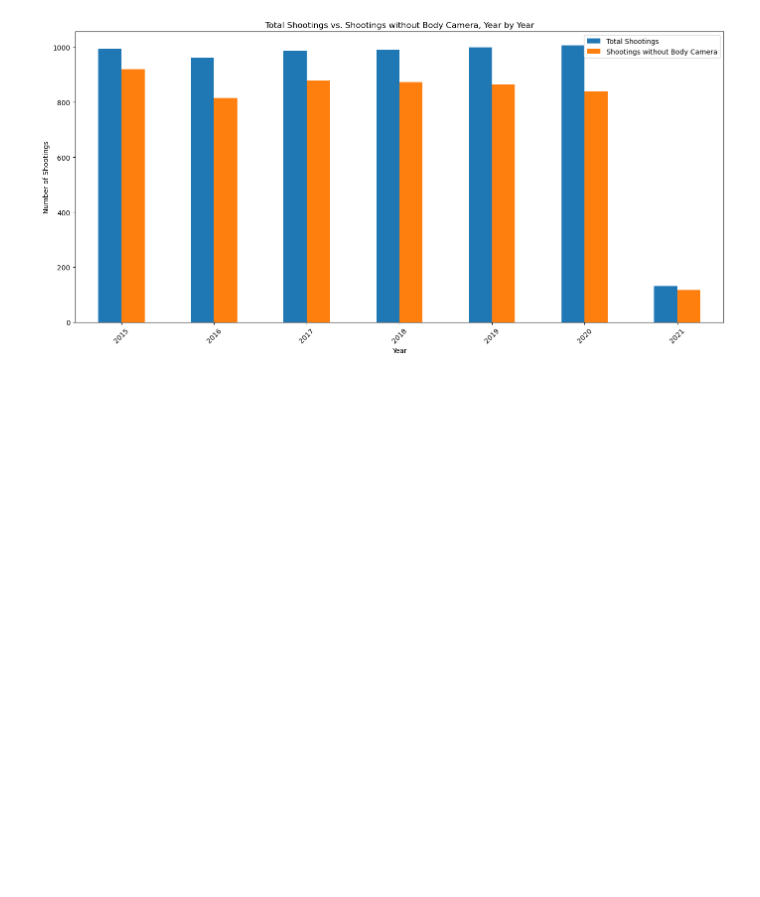
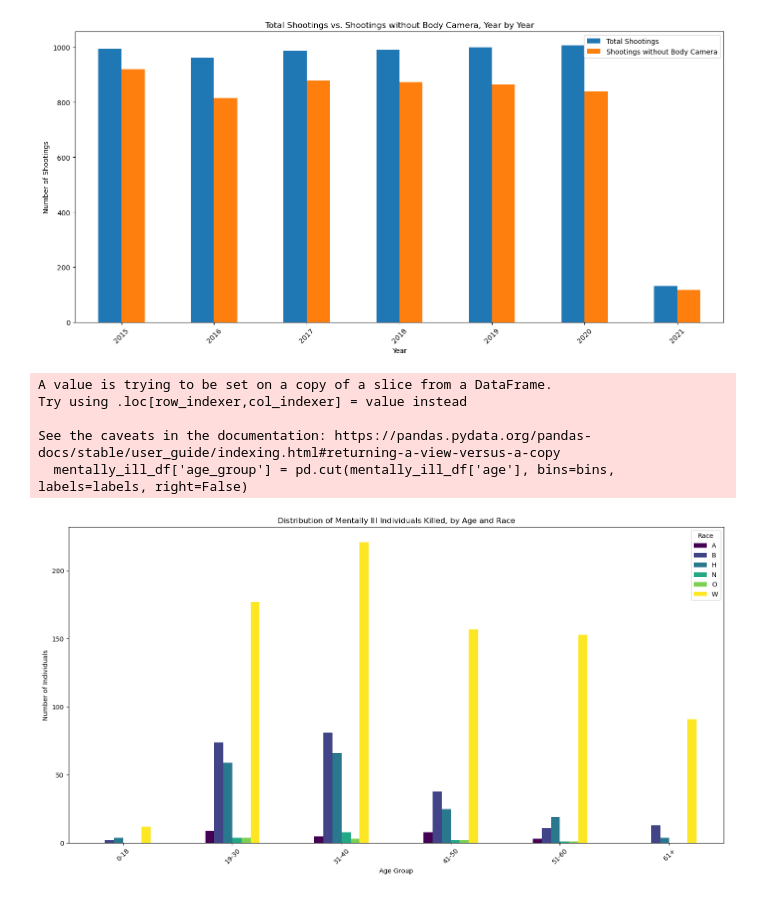
Before and after one commit to junejanikku1234/Intro_to_AI_ML, a Jupyter notebook: 31.07.2025/Analysis.ipynb, the cells around one changed output. Cells and saved outputs as stored; diff of their text form; code cells hidden in the pictures; blank space fills up the shorter version.

Commit message:
extra analysis of mentally ill

```diff
--- a/31.07.2025/Analysis.ipynb
+++ b/31.07.2025/Analysis.ipynb
@@ -231,3 +231,30 @@ plt.tight_layout()
 plt.savefig('total_vs_no_camera_shootings_yearly.png')
 # %% [output]
 [figure]
+# %%
+mentally_ill_df = df[df['signs_of_mental_illness'] == True]
+
+# Create age bins
+bins = [0, 18, 30, 40, 50, 60, 100]
+labels = ['0-18', '19-30', '31-40', '41-50', '51-60', '61+']
+mentally_ill_df['age_group'] = pd.cut(mentally_ill_df['age'], bins=bins, labels=labels, right=False)
+
+# Group by age group and race, then count
+grouped_data = mentally_ill_df.groupby(['age_group', 'race']).size().unstack(fill_value=0)
+
+# Create the grouped bar chart with a different color map
+grouped_data.plot(kind='bar', figsize=(15, 8), colormap='viridis')
+plt.title('Distribution of Mentally Ill Individuals Killed, by Age and Race')
+plt.xlabel('Age Group')
+plt.ylabel('Number of Individuals')
+plt.xticks(rotation=45)
+plt.legend(title='Race')
+plt.tight_layout()
+plt.savefig('mentally_ill_age_race_distribution_color.png')
+# %% [output]
+A value is trying to be set on a copy of a slice from a DataFrame.
+Try using .loc[row_indexer,col_indexer] = value instead
+
+See the caveats in the documentation: https://pandas.pydata.org/pandas-docs/stable/user_guide/indexing.html#returning-a-view-versus-a-copy
+  mentally_ill_df['age_group'] = pd.cut(mentally_ill_df['age'], bins=bins, labels=labels, right=False)
+[figure, added]
```
Also changed, not shown: 1 other file.
